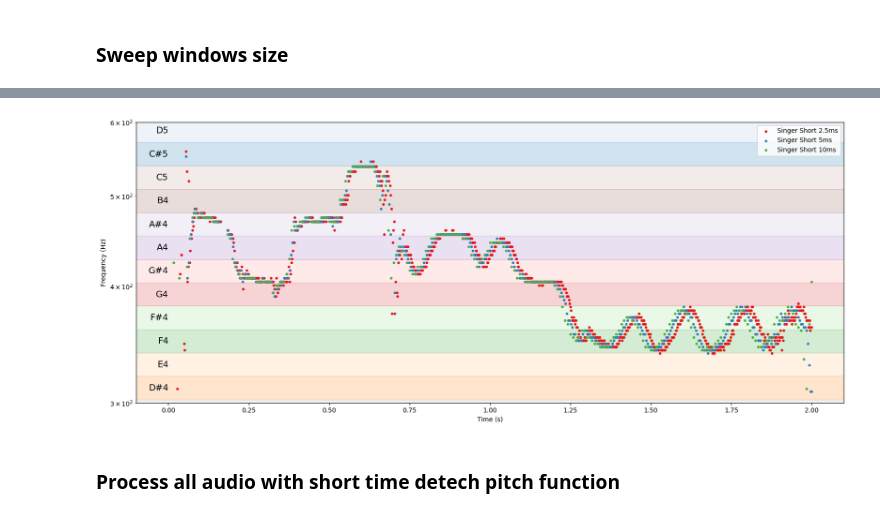
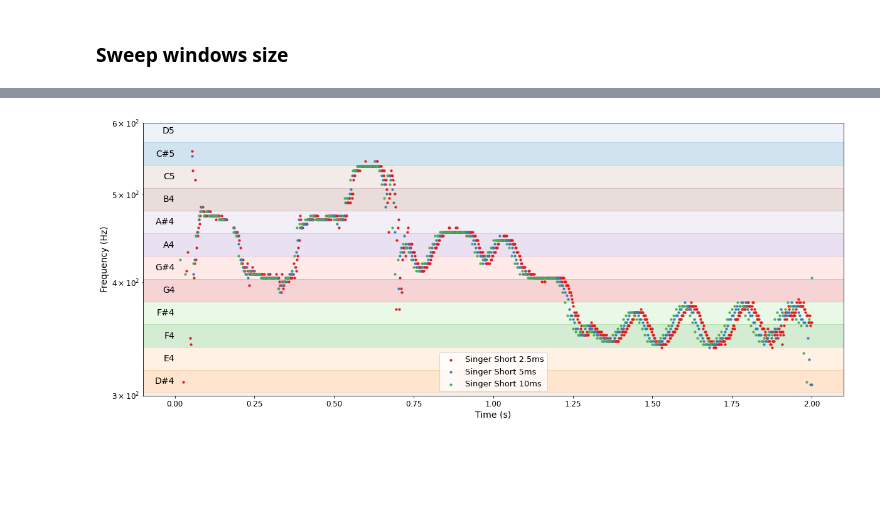
Before and after one commit to PabloSML/Pitch-Tracking, a Jupyter notebook: Notebooks/yin.ipynb, the cells around one changed output, grey strips where cells are left out. Cells and saved outputs as stored; diff of their text form; code cells hidden in the pictures; blank space fills up the shorter version.

Commit message:
plot organizados

```diff
--- a/Notebooks/yin.ipynb
+++ b/Notebooks/yin.ipynb
@@ -115,11 +133,15 @@ class PitchData:
     srcLen : int
     pitches : np.ndarray
 
+# Import audio file and return sample rate and data
+def import_audio(audio_file):
+    sample_rate, data = wavfile.read(f'audios/{audio_file}')
+    data = data.astype(np.float64)
+    IPython.display.display(IPython.display.Audio(f'audios/{audio_file}'))
+    return sample_rate, data
+
 # Process audio file with selected method and return PitchData object
-def process_audio(audio_file, name=None ,fmin=100, fmax=2000, windows_size_ms=2.5, method='lesm'):
-    # Data input
-    sample_rate, data = wavfile.read(f'audios\\{audio_file}')
-    data = data.astype(np.float64)
+def process_audio(data, sample_rate, name=str ,fmin=100, fmax=2000, windows_size_ms=2.5, method='lesm'):
 
     # Resulting values
     windows_size = int(windows_size_ms/1000 * sample_rate)
@@ -143,7 +165,7 @@ def process_audio(audio_file, name=None ,fmin=100, fmax=2000, windows_size_ms=2.
         case _:
             raise ValueError(f'Invalid method: {method}')
 
-    return PitchData(name=(name if name is not None else audio_file), sampleRate=sample_rate, srcLen=data.shape[0], pitches=np.array(pitches))
+    return PitchData(name=(name if name is not None else name), sampleRate=sample_rate, srcLen=data.shape[0], pitches=np.array(pitches))
 # %% [markdown]
 ## Plotting functions
 # %%
@@ -177,7 +199,7 @@ def plot_note_intervals(fmin, fmax):
         plt.axhspan(halfFrequencies[i], halfFrequencies[i+1], color=noteColors[halfFrequencies[i]], alpha=0.2)
         # Show note names in the middle of the interval
         if fmin < noteFrequencies[i+1] < fmax:
-            plt.text(0, noteFrequencies[i+1], note_names[(i+1) % 12] + str((i+1) // 12), fontsize=14, ha='right', va='center')
+            plt.text(0, noteFrequencies[i+1], note_names[(i+1) % 12] + str((i+1) // 12), ha='right', va='center')
 
 def plot_pitches(fmin:int, fmax:int, dataObjects=None):
     if dataObjects is not None:
@@ -192,3 +214,15 @@ def plot_pitches(fmin:int, fmax:int, dataObjects=None):
         plt.xlabel('Time (s)')
         plt.ylabel('Frequency (Hz)')
         plt.show()
+
+
+def plot_audio_normalized(data,fs,name):
+    data = data / np.max(data)
+    plt.figure(figsize=(20,8))
+    t = np.linspace(0, len(data)//fs, num = len(data))
+    plt.plot(t,data,label=name)
+    plt.grid()
+    plt.xlabel('Time [s]')
+    plt.ylabel('Amplitude')
+    plt.legend()
+    plt.show()
@@ -302,8 +352,11 @@ flymesPitches = PitchData(name='Fly Me 2', sampleRate=sample_rate, srcLen=data.s
 # %% [markdown]
 ### Sweep windows size
 # %%
-singerShortPitches_w10 = process_audio(audio_file='singer.wav', name = 'Singer Short 10ms', fmin=200, fmax=2000, windows_size_ms=10)
-singerShortPitches_w5 = process_audio(audio_file='singer.wav', name = 'Singer Short 5ms', fmin=200, fmax=2000, windows_size_ms=5)
-singerShortPitches_w2_5 = process_audio(audio_file='singer.wav', name = 'Singer Short 2.5ms', fmin=200, fmax=2000, windows_size_ms=2.5)
+audio_file = 'singer.wav'
+method = ['lesm']
+fs, audio_data = import_audio(audio_file)
+singerShortPitches_w10 = process_audio(audio_data,fs, name = 'Singer Short 10ms', fmin=200, fmax=2000, windows_size_ms=10)
+singerShortPitches_w5 = process_audio(audio_data,fs, name = 'Singer Short 5ms', fmin=200, fmax=2000, windows_size_ms=5)
+singerShortPitches_w2_5 = process_audio(audio_data,fs, name = 'Singer Short 2.5ms', fmin=200, fmax=2000, windows_size_ms=2.5)
 plot_pitches(fmin=300, fmax=600, dataObjects=[singerShortPitches_w2_5,singerShortPitches_w5,singerShortPitches_w10])
 # %% [output]
@@ -310,3 +364 @@ plot_pitches(fmin=300, fmax=600, dataObjects=[singerShortPitches_w2_5,singerShor
-[figure, old version]
+[figure, new version]
-# %% [markdown]
-### Process all audio with short time detech pitch function
```
Also changed, not shown: parts of 42 cells of this notebook.
